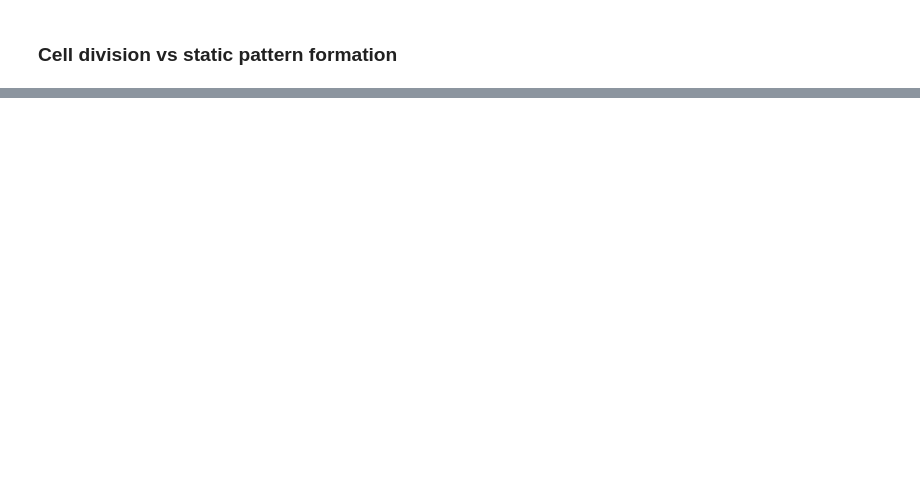
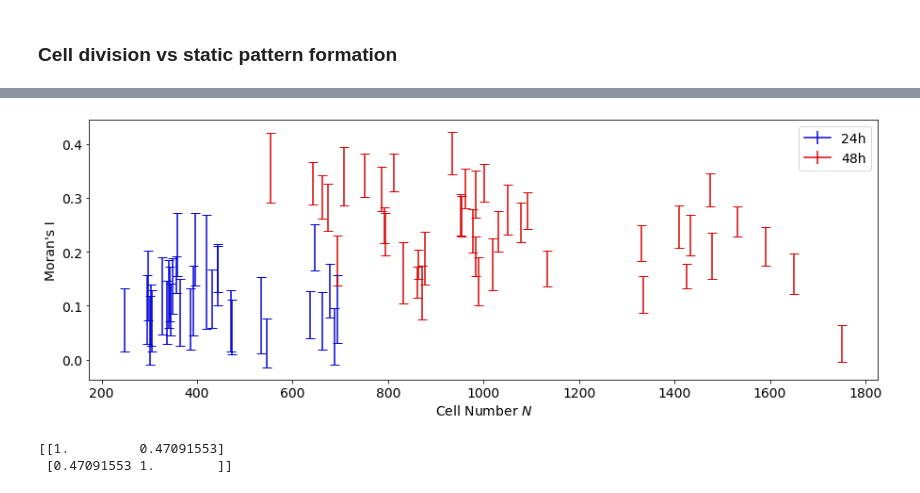
Before and after one commit to SchardtS/Cell-Differentiation, a Jupyter notebook: PhD Thesis (Images).ipynb, the cells around one changed output, grey strips where cells are left out. Cells and saved outputs as stored; diff of their text form; code cells hidden in the pictures; blank space fills up the shorter version.

```diff
--- a/PhD Thesis (Images).ipynb
+++ b/PhD Thesis (Images).ipynb
@@ -1837,0 +2220,39 @@ for i in range(4):
+# %%
+for ID in IDs:
+    dat.moran_bounds(ID, 1000)
+
+plt.figure(figsize=[12.8, 4.8])
+plt.rc('font', size=14)
+for i, ID in enumerate(IDs_24):
+    y = (dat.moran[ID][0] + dat.moran[ID][2])/2
+    plt.errorbar(dat.info(ID, output=True)[1], y, yerr=dat.moran[ID][2]-y, color=[0,0,.85,1], capsize=5)
+
+for i, ID in enumerate(IDs_48):
+    y = (dat.moran[ID][0] + dat.moran[ID][2])/2
+    plt.errorbar(dat.info(ID, output=True)[1], y, yerr=dat.moran[ID][2]-y, color=[.85,0,0,1], capsize=5)
+
+
+plt.errorbar([1000], [0.2], yerr=0, color=[0,0,.85,1], label='24h')
+plt.errorbar([1000], [0.2], yerr=0, color=[.85,0,0,1], label='48h')
+
+plt.legend()
+plt.xlabel('Cell Number $N$')
+plt.ylabel('Moran\'s I')
+plt.tight_layout()
+plt.savefig('Results/PhD Thesis/Exp data/Moran.pdf', transparent=True)
+plt.savefig('Results/PhD Thesis/Exp data/Moran.png', transparent=True)
+# %% [output]
+[figure, added]
+# %%
+vals = []
+nums = []
+for ID in IDs:
+    if dat.moran[ID][1] == dat.moran[ID][1]:
+        vals.append(dat.moran[ID][1])
+        nums.append(dat.info(ID, output=True)[1])
+
+cor = np.corrcoef(np.log(nums), vals)
+print(cor)
+# %% [output]
+[[1.         0.47091553]
+ [0.47091553 1.        ]]
```
Also changed, not shown: parts of 18 cells of this notebook, 5 other files.
